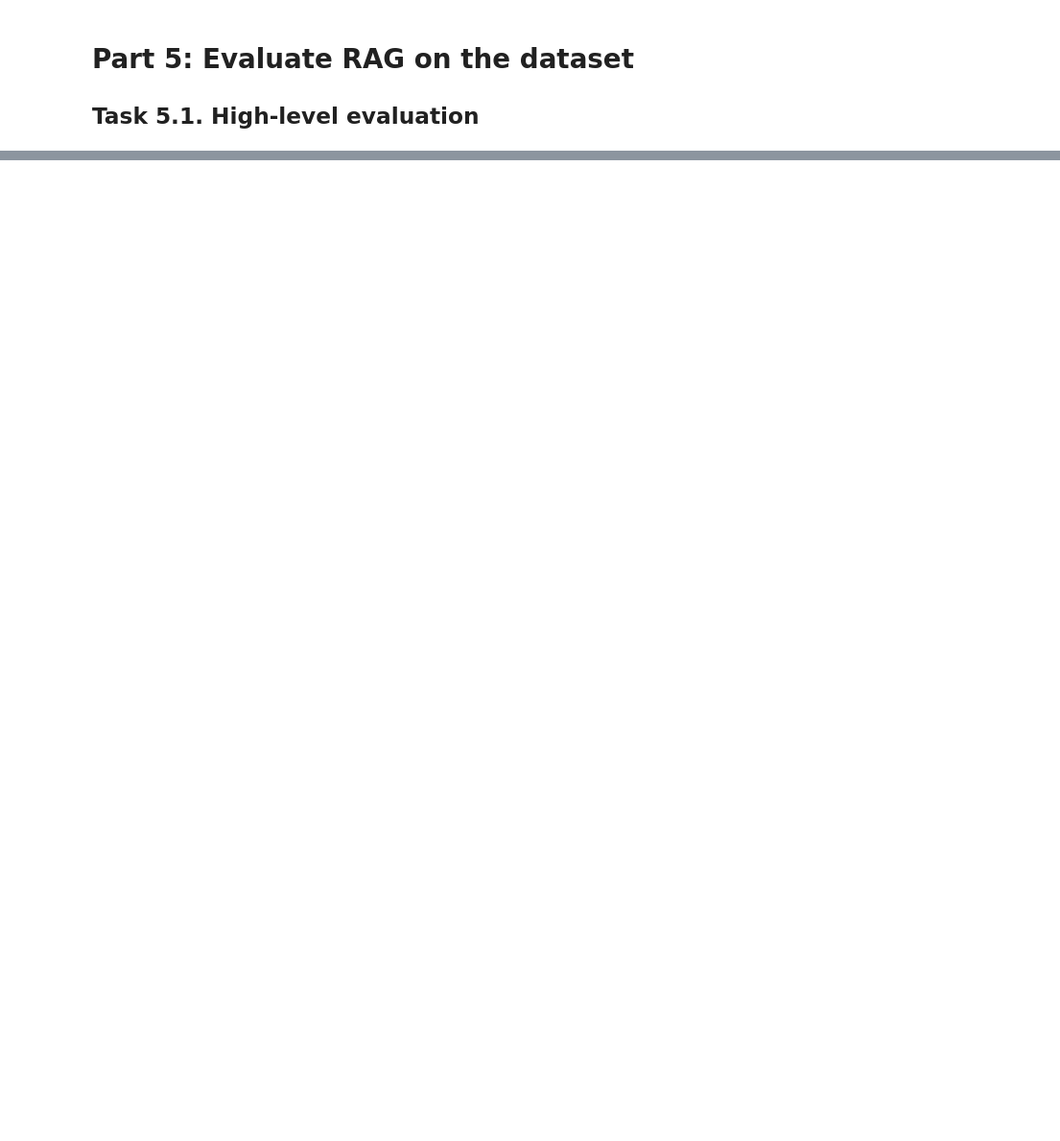
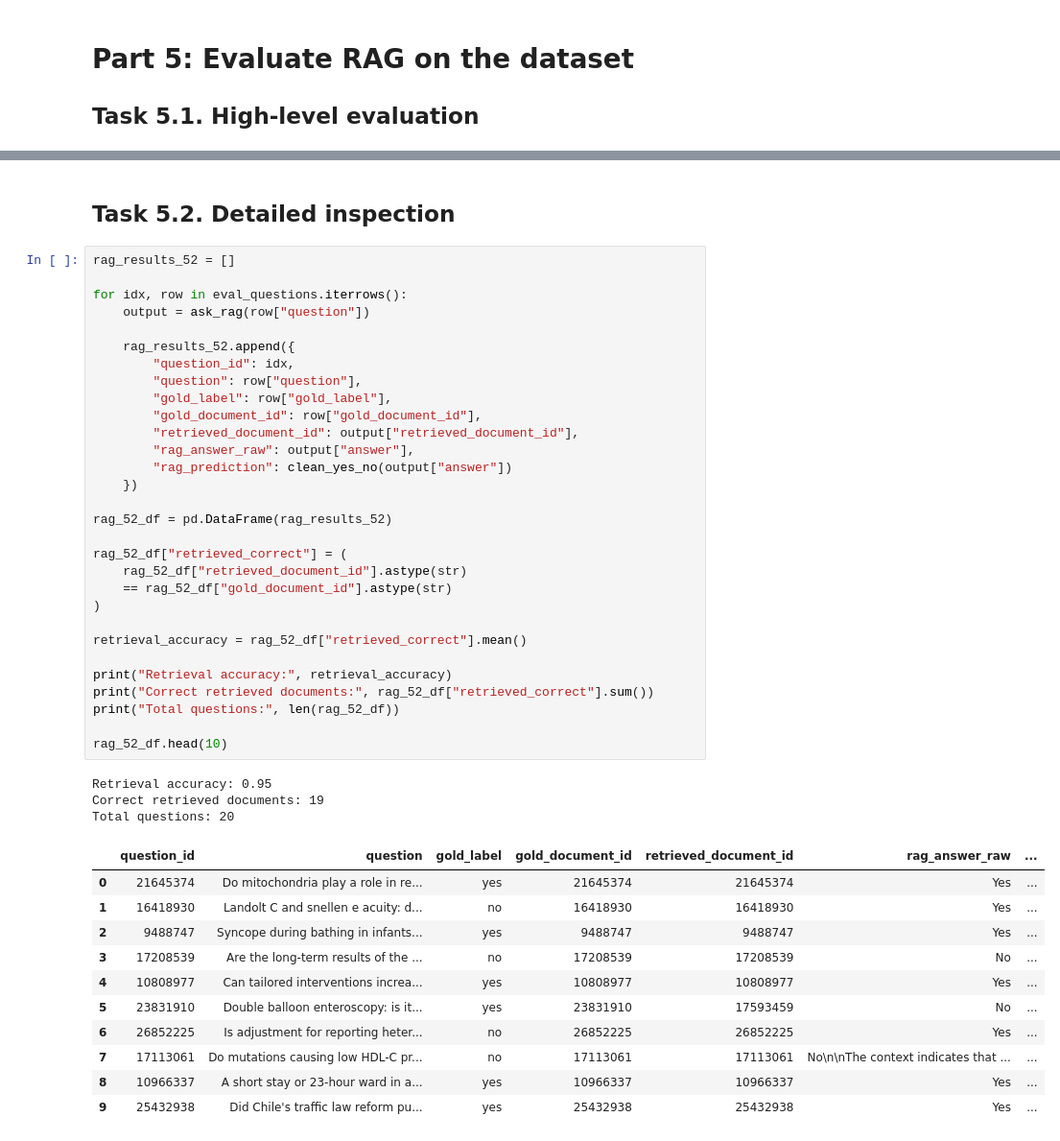
Before and after one commit to YingshuoXi/DL4NLP_Assignments, a Jupyter notebook: Assignment 4.ipynb, the cells around one changed output, grey strips where cells are left out. Shown at 96% size. Drawn from its saved outputs; the diff is of its cells as text; blank space fills up the shorter version.

```diff
--- a/Assignment 4.ipynb
+++ b/Assignment 4.ipynb
@@ -368,0 +515,47 @@ def ask_rag(question):
+# %% [markdown]
+## Task 5.2. Detailed inspection
+# %%
+rag_results_52 = []
+
+for idx, row in eval_questions.iterrows():
+    output = ask_rag(row["question"])
+
+    rag_results_52.append({
+        "question_id": idx,
+        "question": row["question"],
+        "gold_label": row["gold_label"],
+        "gold_document_id": row["gold_document_id"],
+        "retrieved_document_id": output["retrieved_document_id"],
+        "rag_answer_raw": output["answer"],
+        "rag_prediction": clean_yes_no(output["answer"])
+    })
+
+rag_52_df = pd.DataFrame(rag_results_52)
+
+rag_52_df["retrieved_correct"] = (
+    rag_52_df["retrieved_document_id"].astype(str)
+    == rag_52_df["gold_document_id"].astype(str)
+)
+
+retrieval_accuracy = rag_52_df["retrieved_correct"].mean()
+
+print("Retrieval accuracy:", retrieval_accuracy)
+print("Correct retrieved documents:", rag_52_df["retrieved_correct"].sum())
+print("Total questions:", len(rag_52_df))
+
+rag_52_df.head(10)
+# %% [output]
+Retrieval accuracy: 0.95
+Correct retrieved documents: 19
+Total questions: 20
+|  | question_id | question | gold_label | gold_document_id | retrieved_document_id | rag_answer_raw | ... |
+| 0 | 21645374 | Do mitochondria play a role in re... | yes | 21645374 | 21645374 | Yes | ... |
+| 1 | 16418930 | Landolt C and snellen e acuity: d... | no | 16418930 | 16418930 | Yes | ... |
+| 2 | 9488747 | Syncope during bathing in infants... | yes | 9488747 | 9488747 | Yes | ... |
+| 3 | 17208539 | Are the long-term results of the ... | no | 17208539 | 17208539 | No | ... |
+| 4 | 10808977 | Can tailored interventions increa... | yes | 10808977 | 10808977 | Yes | ... |
+| 5 | 23831910 | Double balloon enteroscopy: is it... | yes | 23831910 | 17593459 | No | ... |
+| 6 | 26852225 | Is adjustment for reporting heter... | no | 26852225 | 26852225 | Yes | ... |
+| 7 | 17113061 | Do mutations causing low HDL-C pr... | no | 17113061 | 17113061 | No\n\nThe context indicates that ... | ... |
+| 8 | 10966337 | A short stay or 23-hour ward in a... | yes | 10966337 | 10966337 | Yes | ... |
+| 9 | 25432938 | Did Chile's traffic law reform pu... | yes | 25432938 | 25432938 | Yes | ... |
```
Also changed, not shown: parts of 9 cells of this notebook, 3 other files.
